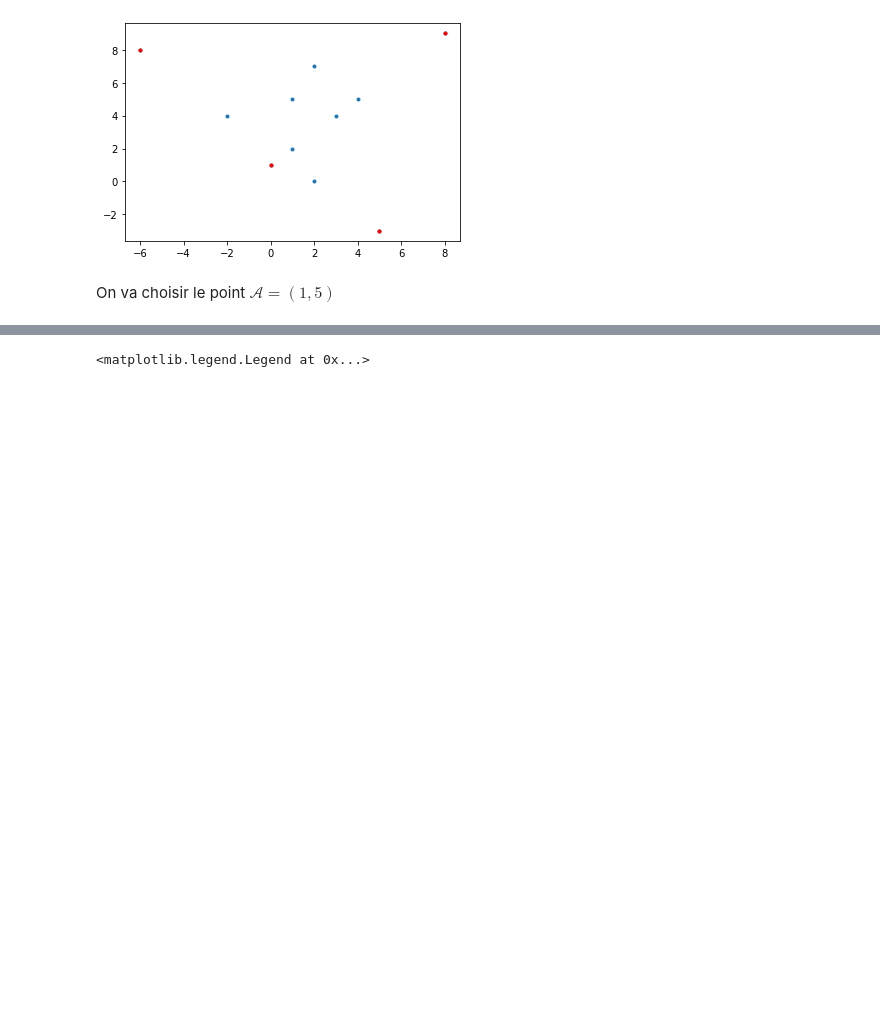
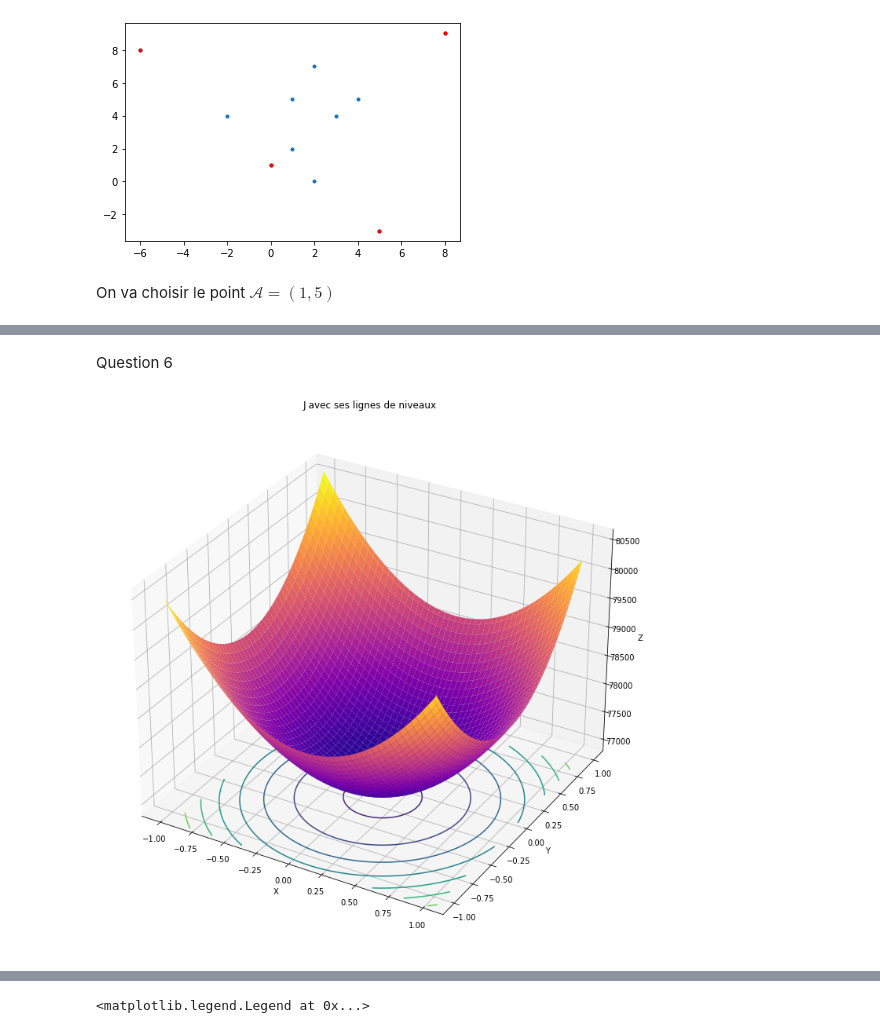
Before and after one commit to garancerx/optimisation_projet, a Jupyter notebook: projet_opti.ipynb, the cells around one changed output, grey strips where cells are left out. Saved outputs shown, nothing was run; the diff lists cells and outputs as text; code cells hidden in the pictures; blank space fills up the shorter version.

```diff
--- a/projet_opti.ipynb
+++ b/projet_opti.ipynb
@@ -90,0 +75,44 @@ def Jprime(x):
+# %% [markdown]
+Question 6
+# %%
+p=2
+#On trace J etc pour pouvoir tester ensuite
+#ecrire la derivee en latex etc
+# %%
+def J(x):
+    out = 0
+    X = [[np.random.uniform(-5,5),np.random.uniform(-5,5)] for i in range(x.size)]
+    for i in range(x.size):
+        out += (abs(x[0]-X[i][0])**p + abs(x[1]-X[i][1])**p)**(1/p)
+    return out
+
+def Jprime(x):
+    out = np.array([0.,0.])
+    X = [[np.random.uniform(-5,5),np.random.uniform(-5,5)] for i in range(x.size)]
+    for i in range(len(X)):
+        out[0] += (abs(x[0]-X[i][0])**p + abs(x[1]-X[i][1])**p)**(1/p-1)*abs(x[0]-X[i][0])**(p-1)
+        out[1] += (abs(x[0]-X[i][0])**p + abs(x[1]-X[i][1])**p)**(1/p-1)*abs(x[1]-X[i][1])**(p-1)
+    return out
+# %%
+x1 = np.linspace(-1,1,100)
+x2 = np.linspace(-1,1,100)
+
+X, Y = np.meshgrid(x1,x2)
+tab = np.array([X,Y])
+Z = J(tab)
+
+# Tracé du résultat en 3D
+fig = plt.figure(1,(10,10))
+ax = fig.gca(projection='3d')  # Affichage en 3D
+ax.plot_surface(X, Y, Z, cmap='plasma')  # Tracé des points 3D
+ax.contour(X, Y, Z, zdir="z", offset=76600)#76520) # projection sur le plan z = 76600
+
+
+plt.title("J avec ses lignes de niveaux")
+ax.set_xlabel('X')
+ax.set_ylabel('Y')
+ax.set_zlabel('Z')
+plt.tight_layout()
+plt.show()
+# %% [output]
+[figure, added]
```
Also changed, not shown: parts of 31 cells of this notebook.
